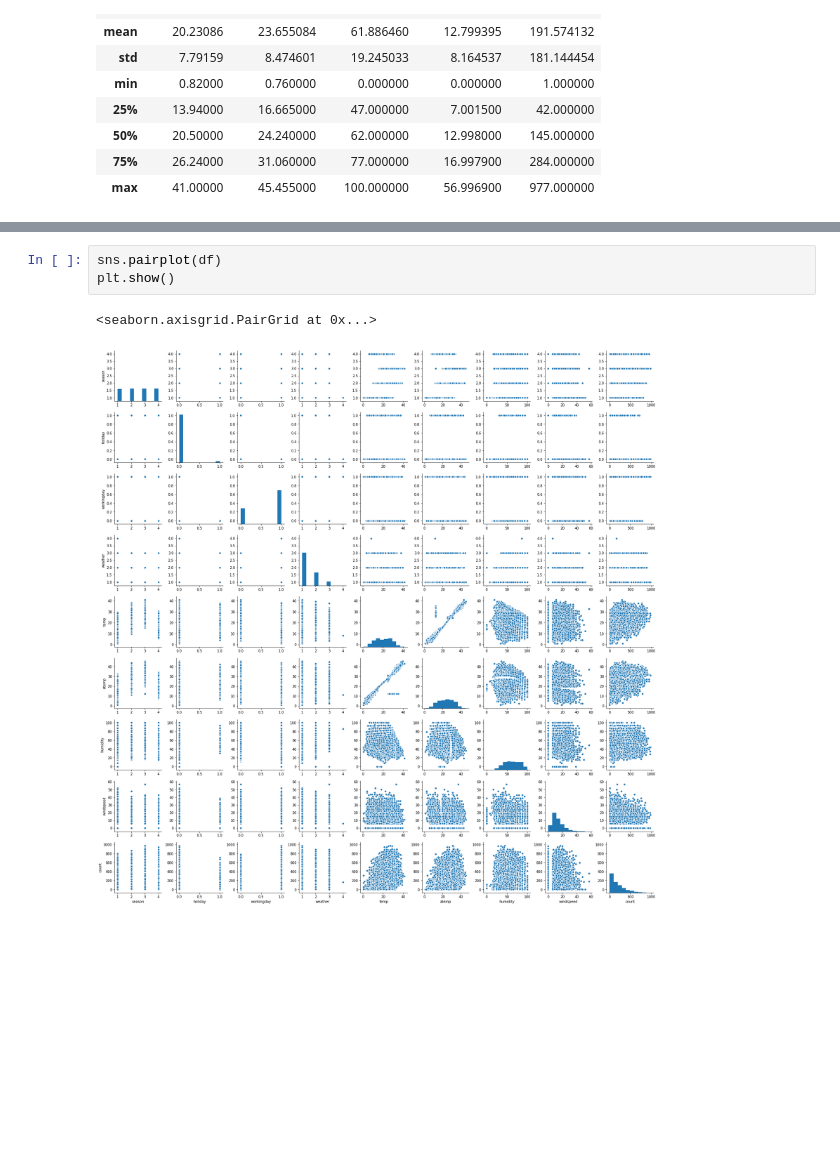
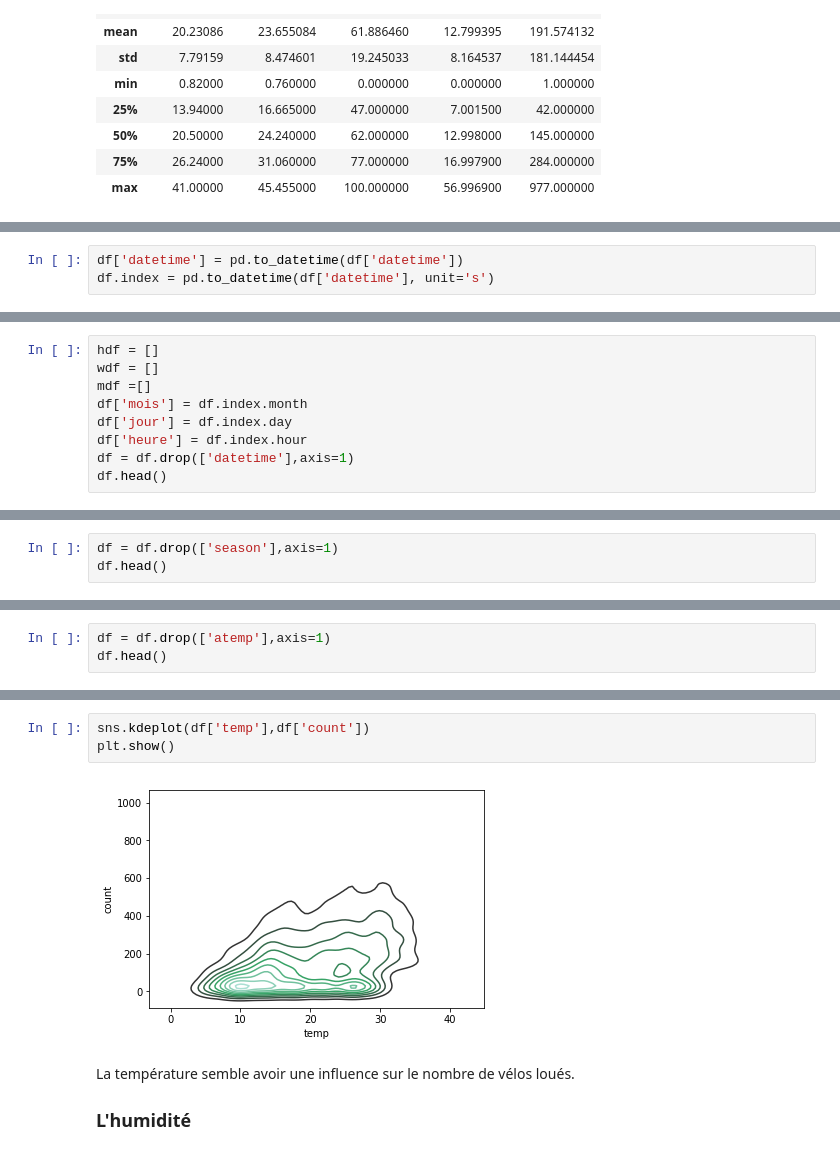
Before and after one commit to MaxGuillot/ml, a Jupyter notebook: La petite reine.ipynb, the cells around one changed output, grey strips where cells are left out. Saved outputs shown, nothing was run; the diff lists cells and outputs as text; blank space fills up the shorter version.

```diff
--- a/La petite reine.ipynb
+++ b/La petite reine.ipynb
@@ -135,0 +150,3 @@ plt.show()
+# %%
+df['datetime'] = pd.to_datetime(df['datetime'])
+df.index = pd.to_datetime(df['datetime'], unit='s')
@@ -135,0 +250,9 @@ plt.show()
+# %%
+hdf = []
+wdf = []
+mdf =[]
+df['mois'] = df.index.month
+df['jour'] = df.index.day
+df['heure'] = df.index.hour
+df = df.drop(['datetime'],axis=1)
+df.head()
@@ -135,0 +278,3 @@ plt.show()
+# %%
+df = df.drop(['season'],axis=1)
+df.head()
@@ -135,0 +343,3 @@ plt.show()
+# %%
+df = df.drop(['atemp'],axis=1)
+df.head()
@@ -136,6 +354,8 @@ plt.show()
 # %%
-sns.pairplot(df)
+sns.kdeplot(df['temp'],df['count'])
 plt.show()
 # %% [output]
-<seaborn.axisgrid.PairGrid at 0x...>
-[figure, old version]
+[figure, new version]
+# %% [markdown]
+La température semble avoir une influence sur le nombre de vélos loués.
+### L'humidité
```
Also changed, not shown: parts of 66 cells of this notebook.
